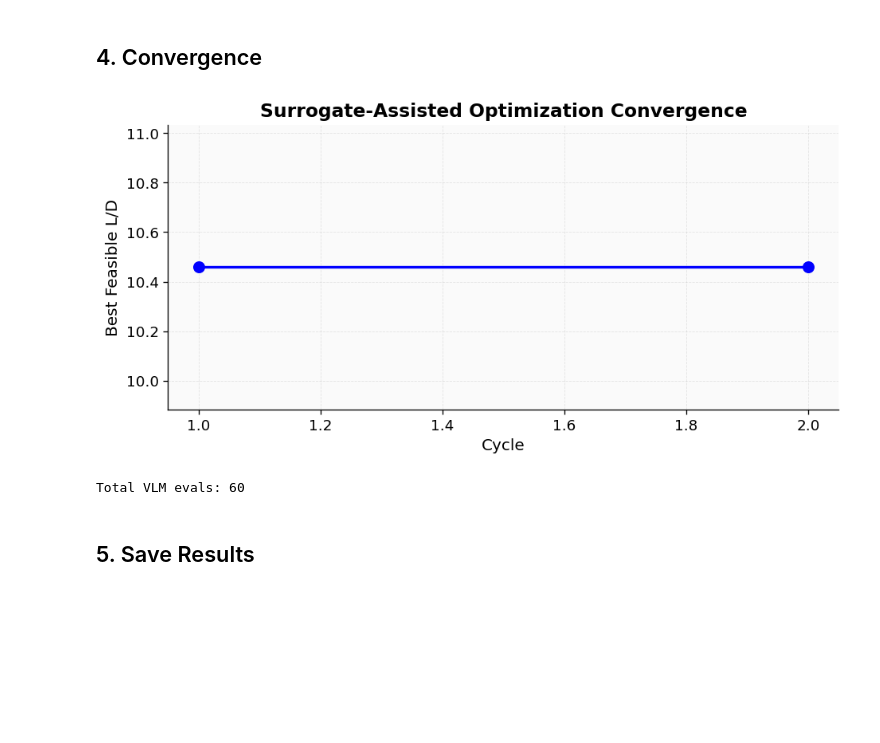
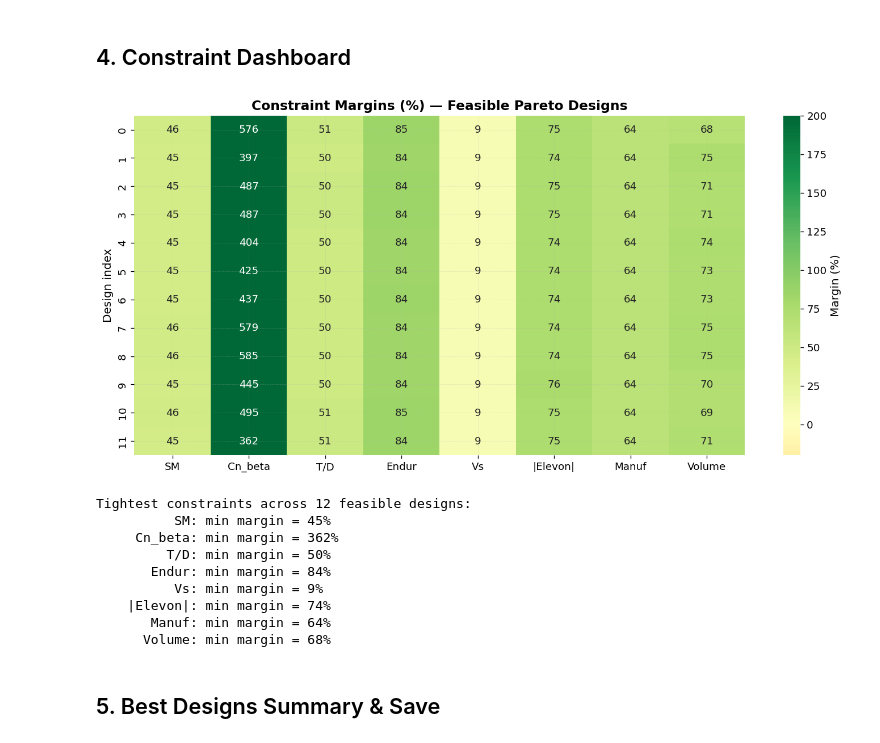
Before and after one commit to data-fablab/MANTA, a Jupyter notebook: notebooks/05_optimization.ipynb, the cells around one changed output. Cells and saved outputs as stored; diff of their text form; code cells hidden in the pictures; blank space fills up the shorter version.

```diff
--- a/notebooks/05_optimization.ipynb
+++ b/notebooks/05_optimization.ipynb
@@ -64,16 +77,14 @@ v2 constraints:
 # %%
-result = run_surrogate_assisted(
+result = run_nsga2_assisted(
     mission=mission,
     feasibility=feasibility,
     surrogate_path='../models/surrogate_v2_ctrl',
-    n_restarts=5,
-    n_infill=30,
-    max_cycles=6,
-    surrogate_de_maxiter=100,
-    surrogate_de_popsize=3,       # multiplier: 3 × 30 = 90 individuals
-    trust_region_shrink=0.5,      # each cycle shrinks bounds by 50%
-    convergence_tol=0.01,         # tighter: 0.01 L/D improvement required
-    seed=123,
+    objectives=objectives,
+    n_gen=50,       # moderate: avoid surrogate over-exploitation
+    pop_size=50,
+    n_validate=30,
+    n_workers=8,
+    seed=42,
     verbose=True,
 )
 # %% [output]
@@ -150,22 +169,59 @@ else:
 # %% [markdown]
-## 4. Convergence
+## 4. Constraint Dashboard
 # %%
-if result.get('cycle_history'):
-    cycles = result['cycle_history']
-    fig, ax = plt.subplots(figsize=(8, 4))
-    ax.plot([c['cycle'] for c in cycles], [c['best_ld'] for c in cycles], 'bo-', lw=2, ms=8)
-    ax.set_xlabel('Cycle')
-    ax.set_ylabel('Best Feasible L/D')
-    ax.set_title('Surrogate-Assisted Optimization Convergence')
-    ax.grid(True, alpha=0.3)
+# Constraint margins for all feasible designs
+if result['n_feasible'] > 0:
+    feas_results = [r for r in avl_results if r.get('is_feasible', False)]
+
+    constraint_names = ['SM', 'Cn_beta', 'T/D', 'Endur', 'Vs', '|Elevon|', 'Manuf', 'Volume']
+
+    margins = []
+    for r in feas_results:
+        row = [
+            min(r['static_margin'] - feasibility.sm_min,
+                feasibility.sm_max - r['static_margin']) / (feasibility.sm_max - feasibility.sm_min) * 100,
+            (r['Cn_beta'] - feasibility.cn_beta_min) / max(abs(feasibility.cn_beta_min), 0.001) * 100,
+            (r['T_over_D'] - feasibility.td_min) / max(abs(feasibility.td_min), 0.001) * 100,
+            (r['endurance_s'] - feasibility.endurance_min) / max(abs(feasibility.endurance_min), 1) * 100,
+            (feasibility.vs_max - r['Vs']) / max(abs(feasibility.vs_max), 0.001) * 100,
+            (feasibility.elevon_deflection_max - abs(r['elevon_deflection'])) / feasibility.elevon_deflection_max * 100,
+            (r['manufacturability_score'] - feasibility.manufacturability_min) / max(abs(feasibility.manufacturability_min), 0.001) * 100,
+            (r['internal_volume'] - feasibility.volume_min) / max(abs(feasibility.volume_min), 0.001) * 100,
+        ]
+        margins.append(row)
+
+    import pandas as pd
+    df_margins = pd.DataFrame(margins, columns=constraint_names)
+
+    fig, ax = plt.subplots(figsize=(12, max(4, len(feas_results) * 0.4 + 1)))
+    sns.heatmap(df_margins, annot=True, fmt='.0f', cmap='RdYlGn', center=0,
+                ax=ax, cbar_kws={'label': 'Margin (%)'}, vmin=-20, vmax=200)
+    ax.set_ylabel('Design index')
+    ax.set_title('Constraint Margins (%) — Feasible Pareto Designs')
     plt.tight_layout()
+    plt.savefig('../output/constraint_dashboard.png', dpi=150, bbox_inches='tight')
     plt.show()
-    print(f'Total VLM evals: {result["total_vlm_evals"]}')
+
+    # Summary
+    print(f'Tightest constraints across {len(feas_results)} feasible designs:')
+    for col in constraint_names:
+        min_margin = df_margins[col].min()
+        print(f'  {col:>10}: min margin = {min_margin:.0f}%')
+else:
+    print('No feasible designs found — constraints too tight or surrogate gap too large')
 # %% [output]
-[figure, old version]
+[figure, new version]
-Total VLM evals: 60
+Tightest constraints across 12 feasible designs:
+          SM: min margin = 45%
+     Cn_beta: min margin = 362%
+         T/D: min margin = 50%
+       Endur: min margin = 84%
+          Vs: min margin = 9%
+    |Elevon|: min margin = 74%
+       Manuf: min margin = 64%
+      Volume: min margin = 68%
 # %% [markdown]
-## 5. Save Results
+## 5. Best Designs Summary & Save
 # %%
 import json
 from pathlib import Path
```
Also changed, not shown: parts of 9 cells of this notebook, 17 other files.
